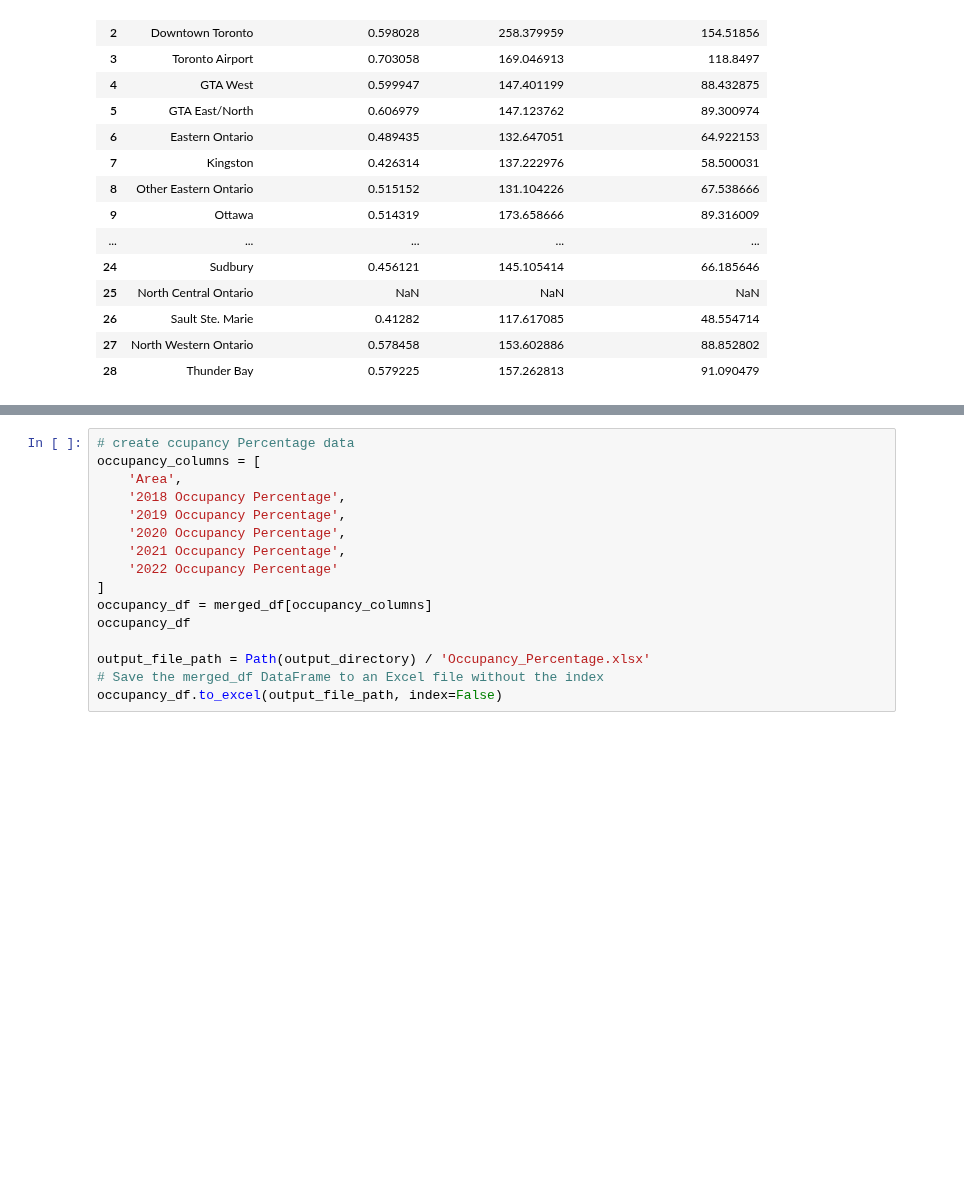
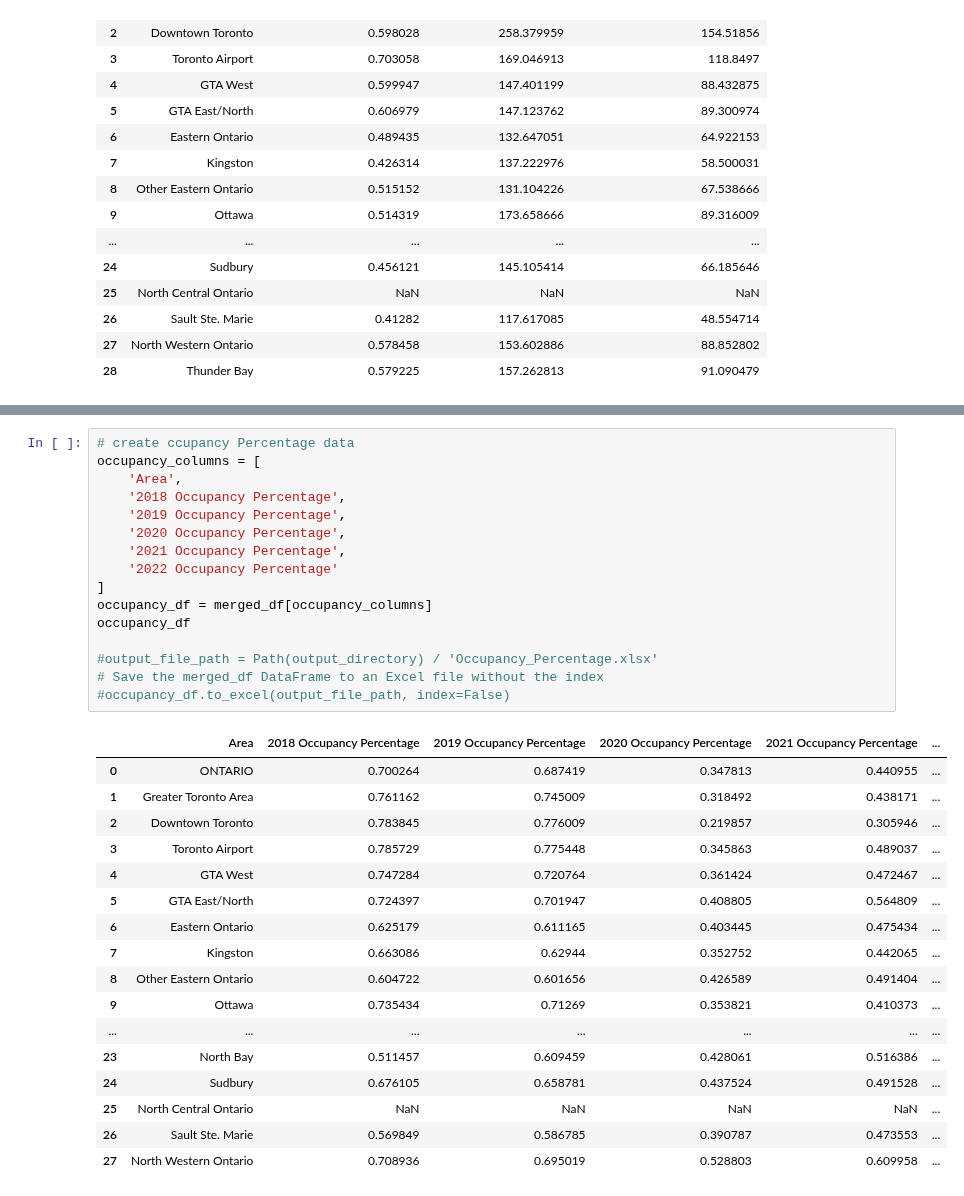
Before and after one commit to AleMori22/Project_1_repo, a Jupyter notebook: Hotel_data_12112023.ipynb, the cells around one changed output, grey strips where cells are left out. Drawn from its saved outputs; the diff is of its cells as text; blank space fills up the shorter version.

```diff
--- a/Hotel_data_12112023.ipynb
+++ b/Hotel_data_12112023.ipynb
@@ -116,19 +116,37 @@ merged_df.to_excel(output_file_path, index=False)
 # %%
 # create ccupancy Percentage data
 occupancy_columns = [
     'Area',
     '2018 Occupancy Percentage',
     '2019 Occupancy Percentage',
     '2020 Occupancy Percentage',
     '2021 Occupancy Percentage',
     '2022 Occupancy Percentage'
 ]
 occupancy_df = merged_df[occupancy_columns]
 occupancy_df
 
-output_file_path = Path(output_directory) / 'Occupancy_Percentage.xlsx'
+#output_file_path = Path(output_directory) / 'Occupancy_Percentage.xlsx'
 # Save the merged_df DataFrame to an Excel file without the index
-occupancy_df.to_excel(output_file_path, index=False)
+#occupancy_df.to_excel(output_file_path, index=False)
+# %% [output]
+|  | Area | 2018 Occupancy Percentage | 2019 Occupancy Percentage | 2020 Occupancy Percentage | 2021 Occupancy Percentage | ... |
+| 0 | ONTARIO | 0.700264 | 0.687419 | 0.347813 | 0.440955 | ... |
+| 1 | Greater Toronto Area | 0.761162 | 0.745009 | 0.318492 | 0.438171 | ... |
+| 2 | Downtown Toronto | 0.783845 | 0.776009 | 0.219857 | 0.305946 | ... |
+| 3 | Toronto Airport | 0.785729 | 0.775448 | 0.345863 | 0.489037 | ... |
+| 4 | GTA West | 0.747284 | 0.720764 | 0.361424 | 0.472467 | ... |
+| 5 | GTA East/North | 0.724397 | 0.701947 | 0.408805 | 0.564809 | ... |
+| 6 | Eastern Ontario | 0.625179 | 0.611165 | 0.403445 | 0.475434 | ... |
+| 7 | Kingston | 0.663086 | 0.62944 | 0.352752 | 0.442065 | ... |
+| 8 | Other Eastern Ontario | 0.604722 | 0.601656 | 0.426589 | 0.491404 | ... |
+| 9 | Ottawa | 0.735434 | 0.71269 | 0.353821 | 0.410373 | ... |
+| ... | ... | ... | ... | ... | ... | ... |
+| 23 | North Bay | 0.511457 | 0.609459 | 0.428061 | 0.516386 | ... |
+| 24 | Sudbury | 0.676105 | 0.658781 | 0.437524 | 0.491528 | ... |
+| 25 | North Central Ontario | NaN | NaN | NaN | NaN | ... |
+| 26 | Sault Ste. Marie | 0.569849 | 0.586785 | 0.390787 | 0.473553 | ... |
+| 27 | North Western Ontario | 0.708936 | 0.695019 | 0.528803 | 0.609958 | ... |
 # %%
 # create ccupancy Percentage data
 DailyRate_columns = [
```
Also changed, not shown: parts of 12 cells of this notebook.
